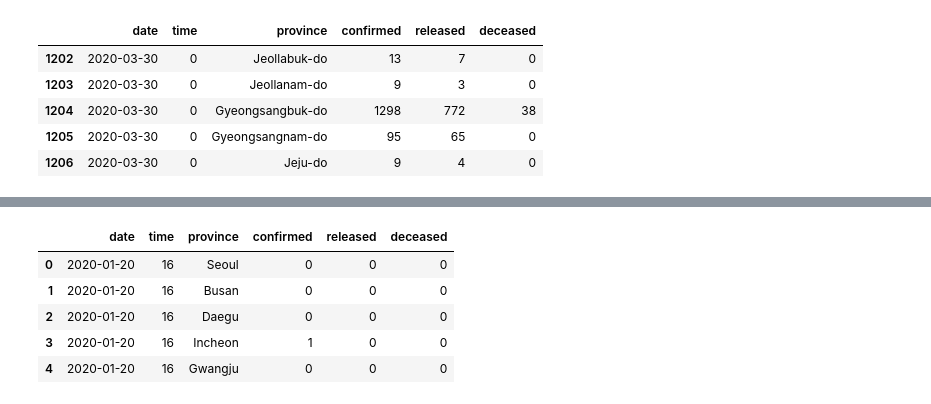
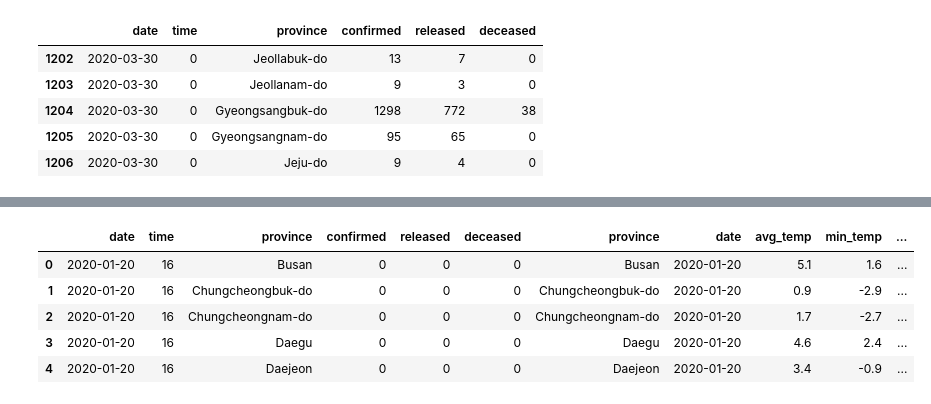
Before and after one commit to young-hun-jo/KaggleStruggle, a Jupyter notebook: covid_19/Dacon_covid19_2week.ipynb, the cells around one changed output, grey strips where cells are left out. Cells and saved outputs as stored; diff of their text form; code cells hidden in the pictures.

Commit message:
[전처리]날씨데이터와 날짜&확진자 데이터 결합
- 두 개의 Df 행 갯수 맞춰주기
- 결측치 제거
- concat으로 결합
- loc[:,~df.columns.duplicated()] : 중복된 칼럼 2개 있을 때 중복1개
제거방법

```diff
--- a/covid_19/Dacon_covid19_2week.ipynb
+++ b/covid_19/Dacon_covid19_2week.ipynb
@@ -510,0 +528,6 @@ weather_df 데이터개수:(1120, 7)
+# %%
+# 날씨에서 결측치가 많기도 한 강수와 습도 칼럼 제거
+weather_df = weather_df.sort_values(by=['date','province'], ascending=True)
+weather_df = weather_df.reset_index(drop=True)
+weather_df = weather_df.drop(['code','precipitation','avg_relative_humidity'],axis=1)
+weather_df.head(5)
@@ -510,0 +541,4 @@ weather_df 데이터개수:(1120, 7)
+# %%
+# 두개의 데이터 프레임 결합
+result = pd.concat([timeprovince_df, weather_df], axis=1, sort=False)
+result
@@ -510,0 +635,4 @@ weather_df 데이터개수:(1120, 7)
+# %%
+# 결측치 대체 완료
+result['most_wind_direction'] = result['most_wind_direction'].fillna(204)
+result.isnull().sum()
@@ -511,9 +654,12 @@ weather_df 데이터개수:(1120, 7)
+# %%
+# timeweather 변수에 copy를 통해서 새로 할당(원본 수정 방지)
+timeweather = result.copy()
 # %%
-timeprovince_df.head()
+timeweather.head()
 # %% [output]
-|  | date | time | province | confirmed | released | deceased |
-| 0 | 2020-01-20 | 16 | Seoul | 0 | 0 | 0 |
-| 1 | 2020-01-20 | 16 | Busan | 0 | 0 | 0 |
-| 2 | 2020-01-20 | 16 | Daegu | 0 | 0 | 0 |
-| 3 | 2020-01-20 | 16 | Incheon | 1 | 0 | 0 |
-| 4 | 2020-01-20 | 16 | Gwangju | 0 | 0 | 0 |
+|  | date | time | province | confirmed | released | deceased | province | date | avg_temp | min_temp | ... |
+| 0 | 2020-01-20 | 16 | Busan | 0 | 0 | 0 | Busan | 2020-01-20 | 5.1 | 1.6 | ... |
+| 1 | 2020-01-20 | 16 | Chungcheongbuk-do | 0 | 0 | 0 | Chungcheongbuk-do | 2020-01-20 | 0.9 | -2.9 | ... |
+| 2 | 2020-01-20 | 16 | Chungcheongnam-do | 0 | 0 | 0 | Chungcheongnam-do | 2020-01-20 | 1.7 | -2.7 | ... |
+| 3 | 2020-01-20 | 16 | Daegu | 0 | 0 | 0 | Daegu | 2020-01-20 | 4.6 | 2.4 | ... |
+| 4 | 2020-01-20 | 16 | Daejeon | 0 | 0 | 0 | Daejeon | 2020-01-20 | 3.4 | -0.9 | ... |
```
Also changed, not shown: parts of 25 cells of this notebook.
